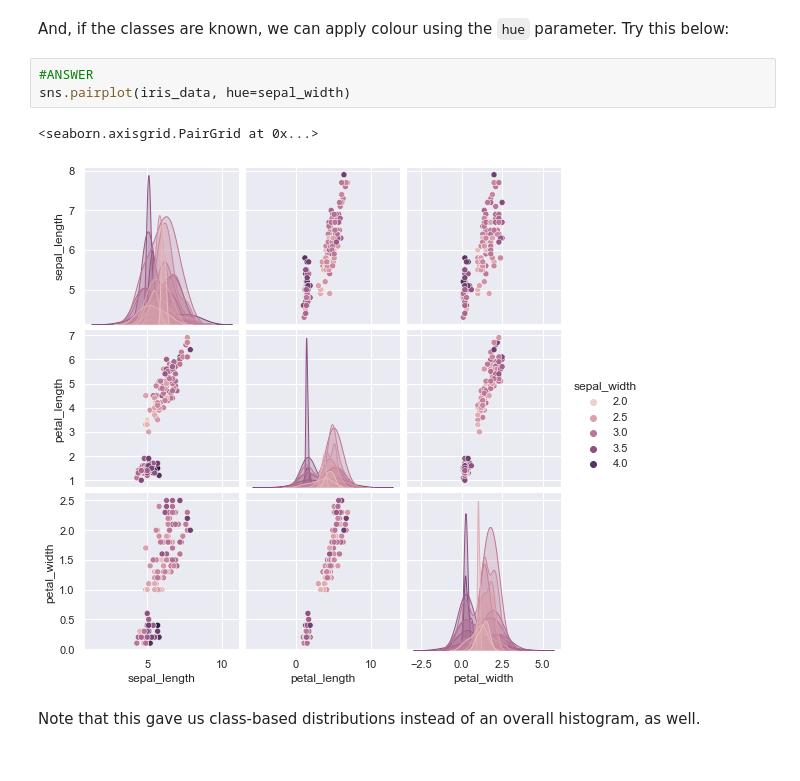
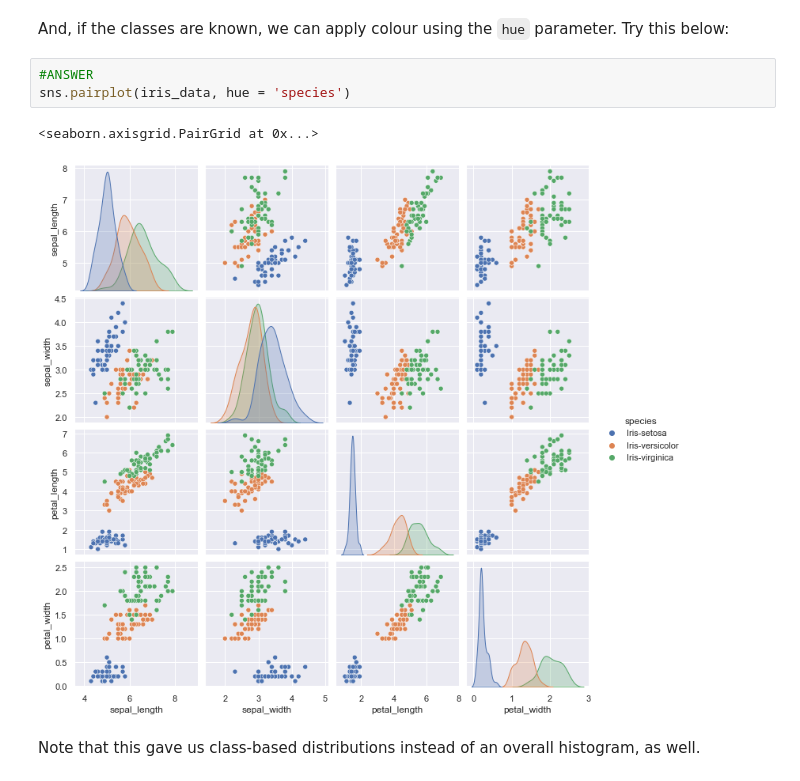
Before and after one commit to reediredale/institute-of-data, a Jupyter notebook: Module 2/Lab 2.1.2.ipynb, the cells around one changed output. Drawn from its saved outputs; the diff is of its cells as text.

```diff
--- a/Module 2/Lab 2.1.2.ipynb
+++ b/Module 2/Lab 2.1.2.ipynb
@@ -346,10 +357,10 @@ sns.pairplot(iris_data)
 And, if the classes are known, we can apply colour using the `hue` parameter. Try this below:
 # %%
 #ANSWER
-sns.pairplot(iris_data, hue=sepal_width)
+sns.pairplot(iris_data, hue = 'species')
 # %% [output]
 <seaborn.axisgrid.PairGrid at 0x...>
-[figure, old version]
+[figure, new version]
 # %% [markdown]
 Note that this gave us class-based distributions instead of an overall histogram, as well.
 # %% [markdown]
```
Also changed, not shown: parts of 39 cells of this notebook.
